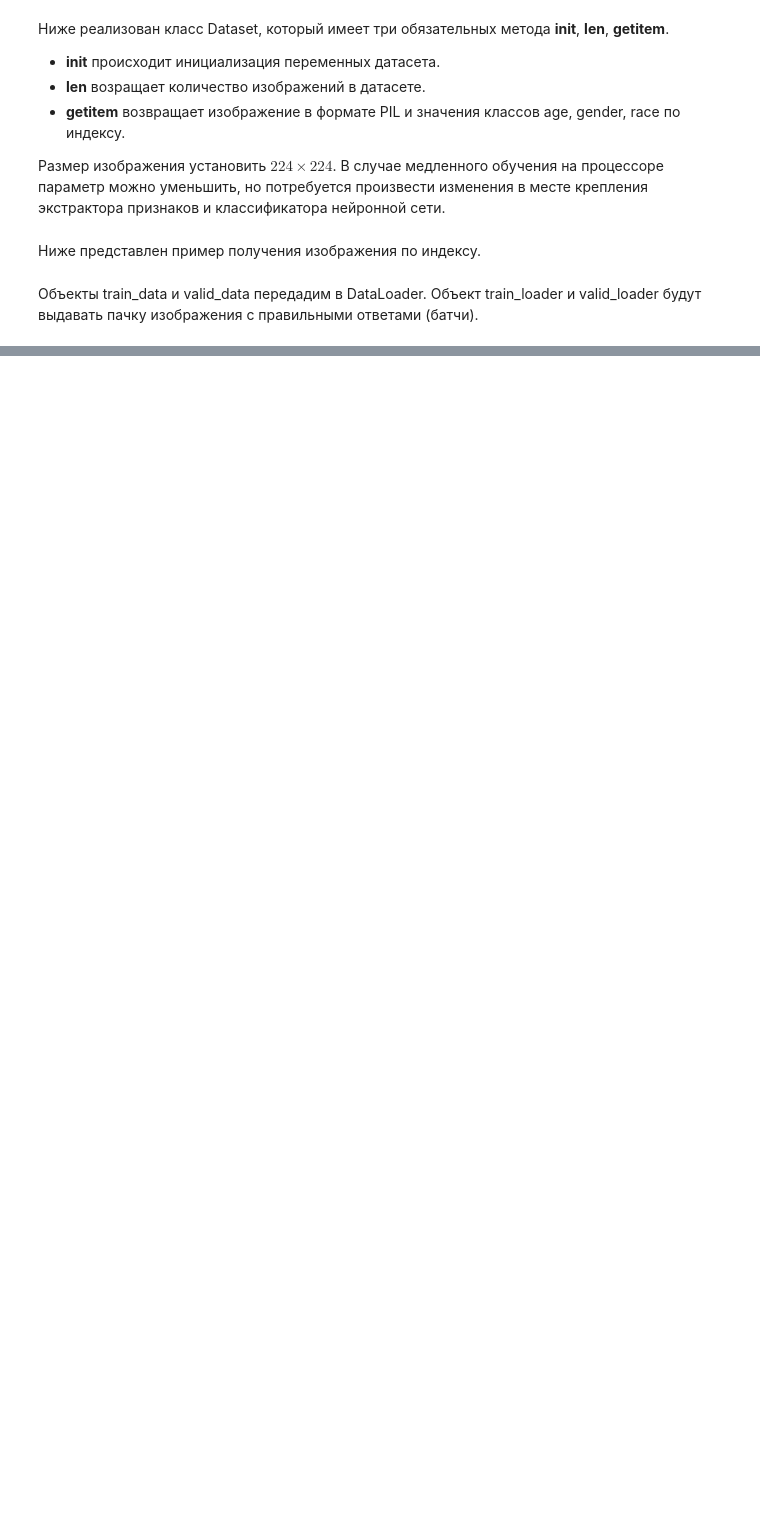
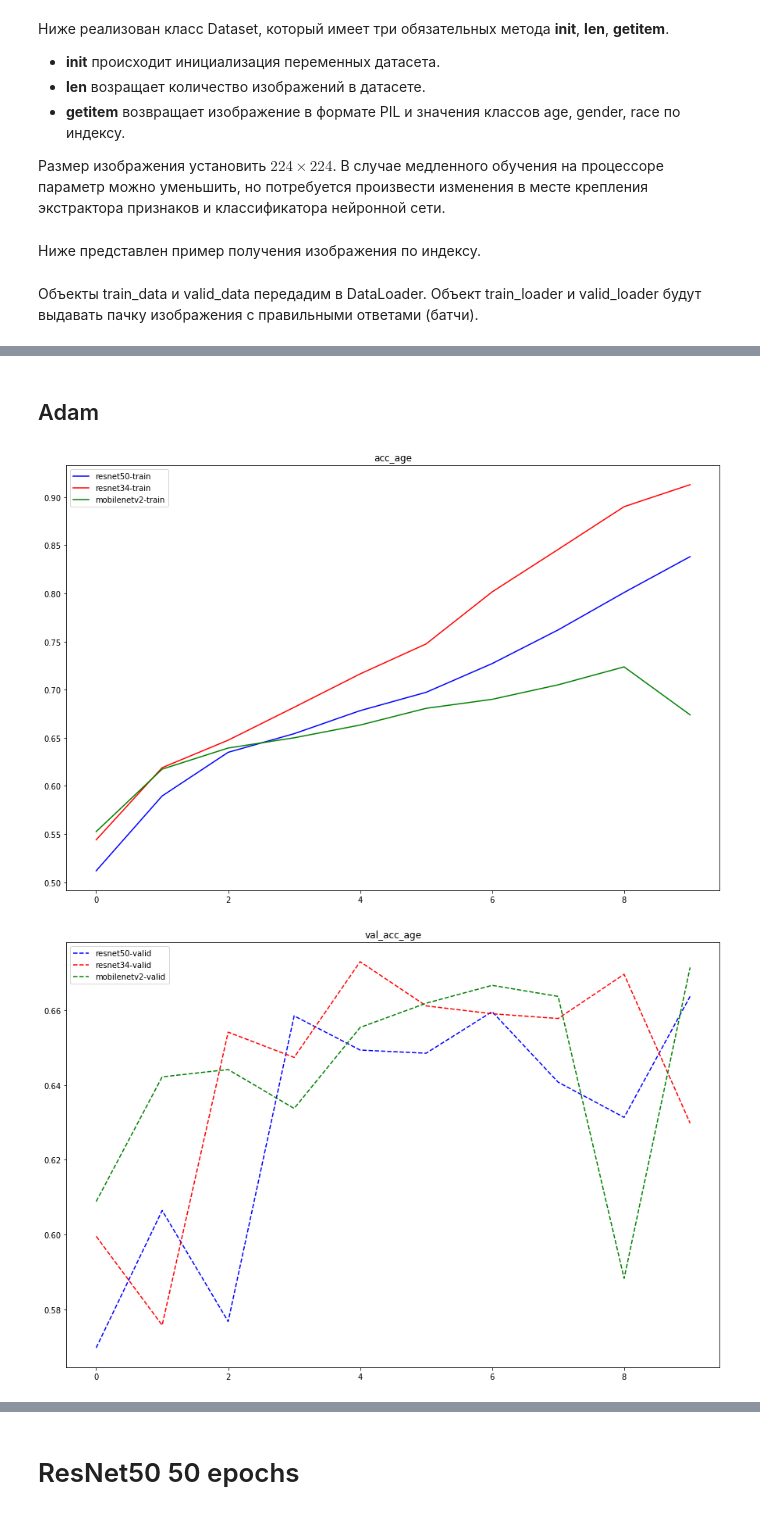
Before and after one commit to gabmars/DL_rtf, a Jupyter notebook: UTKFace/utkface_lab_2.ipynb, the cells around one changed output, grey strips where cells are left out. Drawn from its saved outputs; the diff is of its cells as text; code cells hidden in the pictures; blank space fills up the shorter version.

```diff
--- a/UTKFace/utkface_lab_2.ipynb
+++ b/UTKFace/utkface_lab_2.ipynb
@@ -330,0 +535,53 @@ for net in results:
+# %% [markdown]
+## Adam
+# %%
+plt.figure(figsize=(15,10))
+plt.title('acc_age')
+plt.plot(results['resnet50']['adam']['acc_age'], 'b', label='resnet50-train')
+plt.plot(results['resnet34']['adam']['acc_age'], 'r', label='resnet34-train')
+plt.plot(results['mobilenetv2']['adam']['acc_age'], 'g', label='mobilenetv2-train')
+plt.legend()
+plt.show()
+
+plt.figure(figsize=(15,10))
+plt.title('val_acc_age')
+plt.plot(results['resnet50']['adam']['val_acc_age'], 'b--', label='resnet50-valid')
+plt.plot(results['resnet34']['adam']['val_acc_age'], 'r--', label='resnet34-valid')
+plt.plot(results['mobilenetv2']['adam']['val_acc_age'], 'g--', label='mobilenetv2-valid')
+plt.legend()
+plt.show()
+
+plt.figure(figsize=(15,10))
+plt.title('acc_gender')
+plt.plot(results['resnet50']['adam']['acc_gender'], 'b', label='resnet50-train')
+plt.plot(results['resnet34']['adam']['acc_gender'], 'r', label='resnet34-train')
+plt.plot(results['mobilenetv2']['adam']['acc_gender'], 'g', label='mobilenetv2-train')
+plt.legend()
+plt.show()
+
+plt.figure(figsize=(15,10))
+plt.title('val_acc_gender')
+plt.plot(results['resnet50']['adam']['val_acc_gender'], 'b--', label='resnet50-valid')
+plt.plot(results['resnet34']['adam']['val_acc_gender'], 'r--', label='resnet34-valid')
+plt.plot(results['mobilenetv2']['adam']['val_acc_gender'], 'g--', label='mobilenetv2-valid')
+plt.legend()
+plt.show()
+
+plt.figure(figsize=(15,10))
+plt.title('acc_race')
+plt.plot(results['resnet50']['adam']['acc_race'], 'b', label='resnet50-train')
+plt.plot(results['resnet34']['adam']['acc_race'], 'r', label='resnet34-train')
+plt.plot(results['mobilenetv2']['adam']['acc_race'], 'g', label='mobilenetv2-train')
+plt.legend()
+plt.show()
+
+plt.figure(figsize=(15,10))
+plt.title('val_acc_race')
+plt.plot(results['resnet50']['adam']['val_acc_race'], 'b--', label='resnet50-valid')
+plt.plot(results['resnet34']['adam']['val_acc_race'], 'r--', label='resnet34-valid')
+plt.plot(results['mobilenetv2']['adam']['val_acc_race'], 'g--', label='mobilenetv2-valid')
+plt.legend()
+plt.show()
+# %% [output]
+[figure, added]
+[figure, added]
@@ -330,0 +592,2 @@ for net in results:
+# %% [markdown]
+# ResNet50 50 epochs
```
Also changed, not shown: parts of 15 cells of this notebook, 3 other files.
